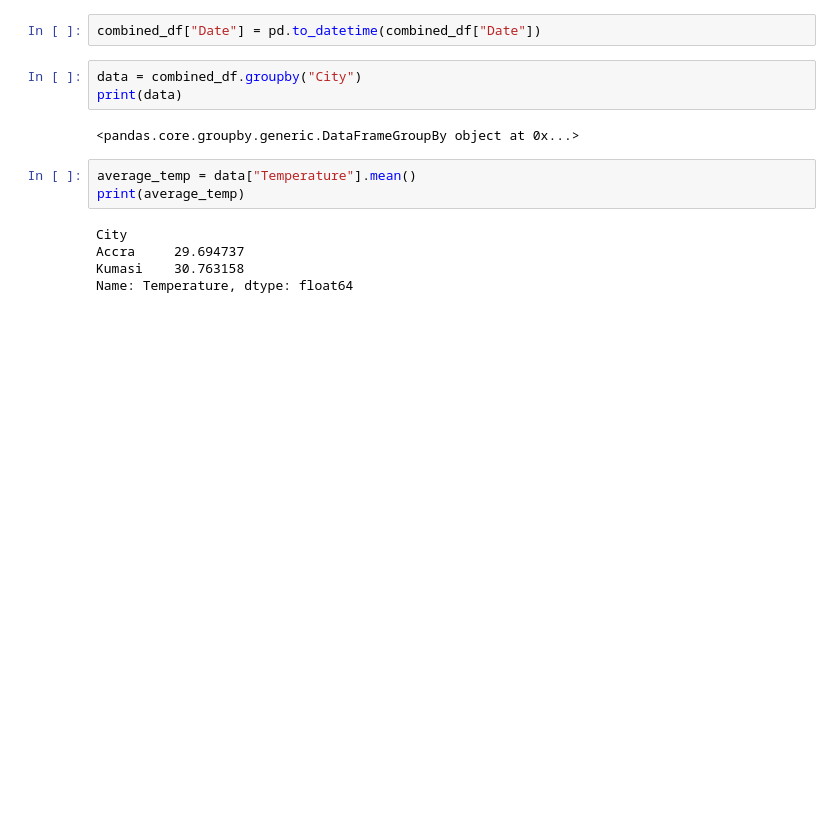
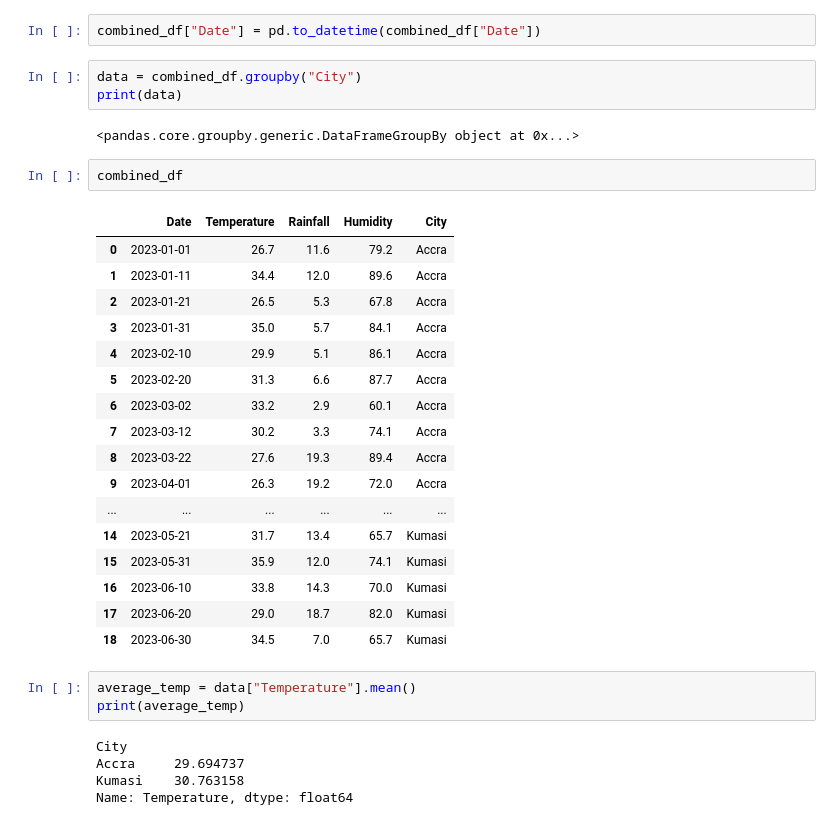
Before and after one commit to 999again/Python-projects, a Jupyter notebook: Accra and Kumasi Case/Accra vs Kumasi Analysis.ipynb, the cells around one changed output. Drawn from its saved outputs; the diff is of its cells as text; blank space fills up the shorter version.

```diff
--- a/Accra and Kumasi Case/Accra vs Kumasi Analysis.ipynb
+++ b/Accra and Kumasi Case/Accra vs Kumasi Analysis.ipynb
@@ -78,6 +78,26 @@ data = combined_df.groupby("City")
 print(data)
 # %% [output]
 <pandas.core.groupby.generic.DataFrameGroupBy object at 0x...>
+# %%
+combined_df
+# %% [output]
+|  | Date | Temperature | Rainfall | Humidity | City |
+| 0 | 2023-01-01 | 26.7 | 11.6 | 79.2 | Accra |
+| 1 | 2023-01-11 | 34.4 | 12.0 | 89.6 | Accra |
+| 2 | 2023-01-21 | 26.5 | 5.3 | 67.8 | Accra |
+| 3 | 2023-01-31 | 35.0 | 5.7 | 84.1 | Accra |
+| 4 | 2023-02-10 | 29.9 | 5.1 | 86.1 | Accra |
+| 5 | 2023-02-20 | 31.3 | 6.6 | 87.7 | Accra |
+| 6 | 2023-03-02 | 33.2 | 2.9 | 60.1 | Accra |
+| 7 | 2023-03-12 | 30.2 | 3.3 | 74.1 | Accra |
+| 8 | 2023-03-22 | 27.6 | 19.3 | 89.4 | Accra |
+| 9 | 2023-04-01 | 26.3 | 19.2 | 72.0 | Accra |
+| ... | ... | ... | ... | ... | ... |
+| 14 | 2023-05-21 | 31.7 | 13.4 | 65.7 | Kumasi |
+| 15 | 2023-05-31 | 35.9 | 12.0 | 74.1 | Kumasi |
+| 16 | 2023-06-10 | 33.8 | 14.3 | 70.0 | Kumasi |
+| 17 | 2023-06-20 | 29.0 | 18.7 | 82.0 | Kumasi |
+| 18 | 2023-06-30 | 34.5 | 7.0 | 65.7 | Kumasi |
 # %%
 average_temp = data["Temperature"].mean()
 print(average_temp)
```
Also changed, not shown: parts of 10 cells of this notebook, 16 other files.
